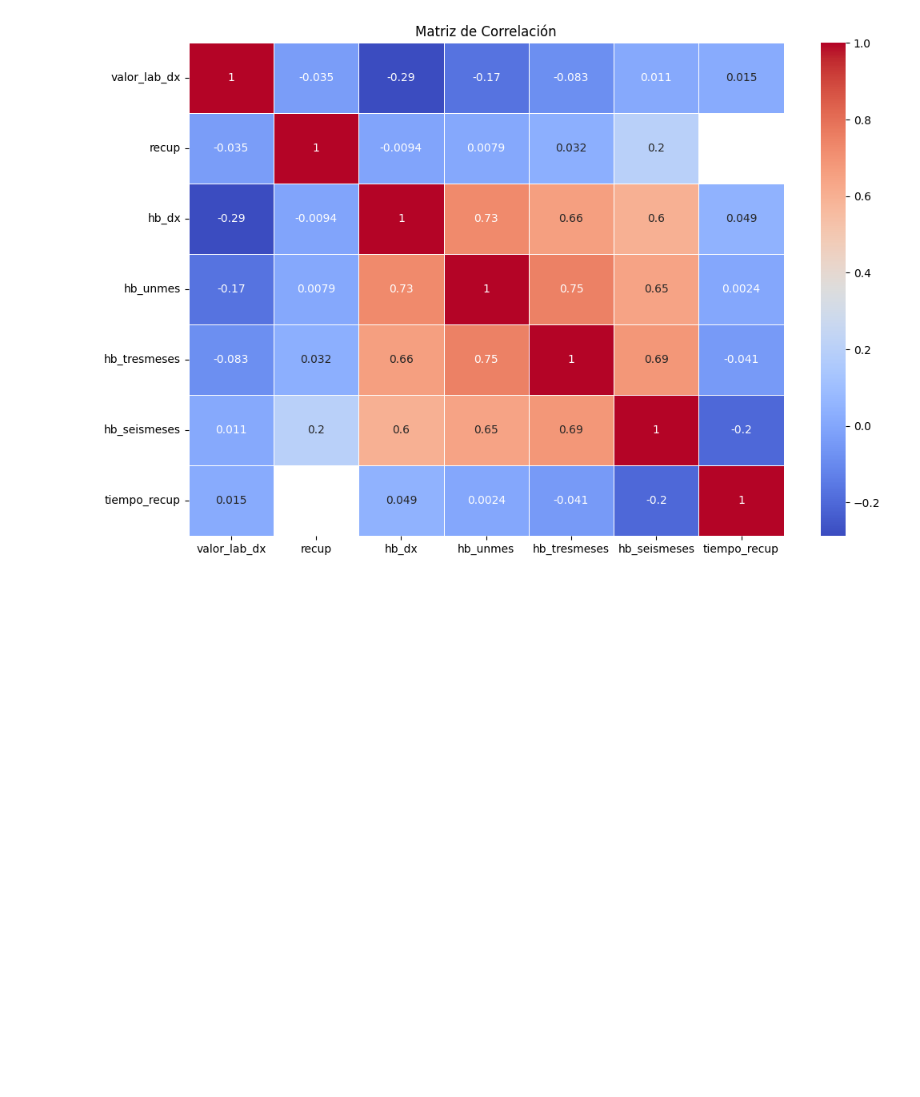
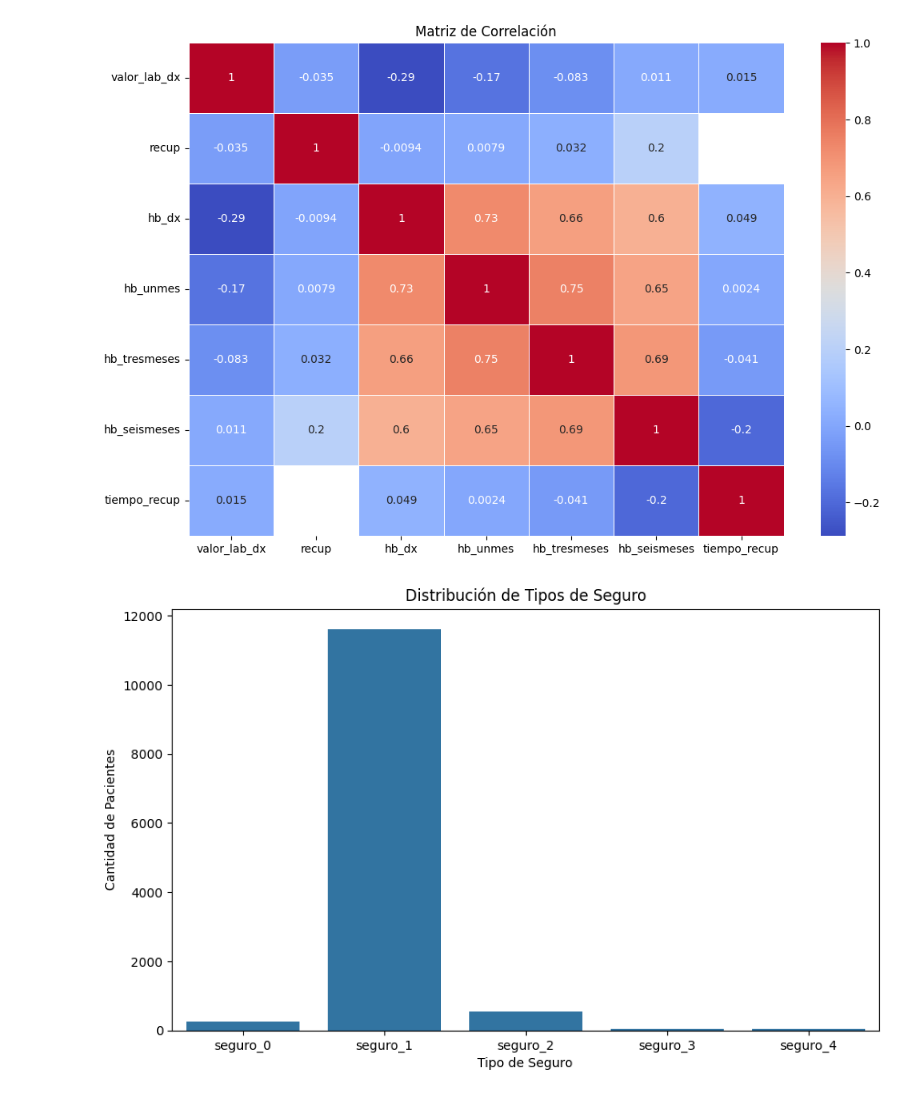
Before and after one commit to R0SEWT/HbJunin, a Jupyter notebook: code/AnalisisExploratorio.ipynb, the cells around one changed output. Cells and saved outputs as stored; diff of their text form; code cells hidden in the pictures; blank space fills up the shorter version.

```diff
--- a/code/AnalisisExploratorio.ipynb
+++ b/code/AnalisisExploratorio.ipynb
@@ -119,3 +121,18 @@ plt.title('Matriz de Correlación')
 plt.show()
 # %% [output]
 [figure]
+# %%
+# Crear un DataFrame para los conteos de seguros
+seguros = ['seguro_0', 'seguro_1', 'seguro_2', 'seguro_3', 'seguro_4']
+seguro_counts = df[seguros].sum().reset_index()
+seguro_counts.columns = ['Tipo de Seguro', 'Cantidad']
+
+# Graficar la distribución de tipos de seguro
+plt.figure(figsize=(10, 6))
+sns.barplot(x='Tipo de Seguro', y='Cantidad', data=seguro_counts)
+plt.title('Distribución de Tipos de Seguro')
+plt.xlabel('Tipo de Seguro')
+plt.ylabel('Cantidad de Pacientes')
+plt.show()
+# %% [output]
+[figure, added]
```
Also changed, not shown: parts of 4 cells of this notebook, 1 other file.
